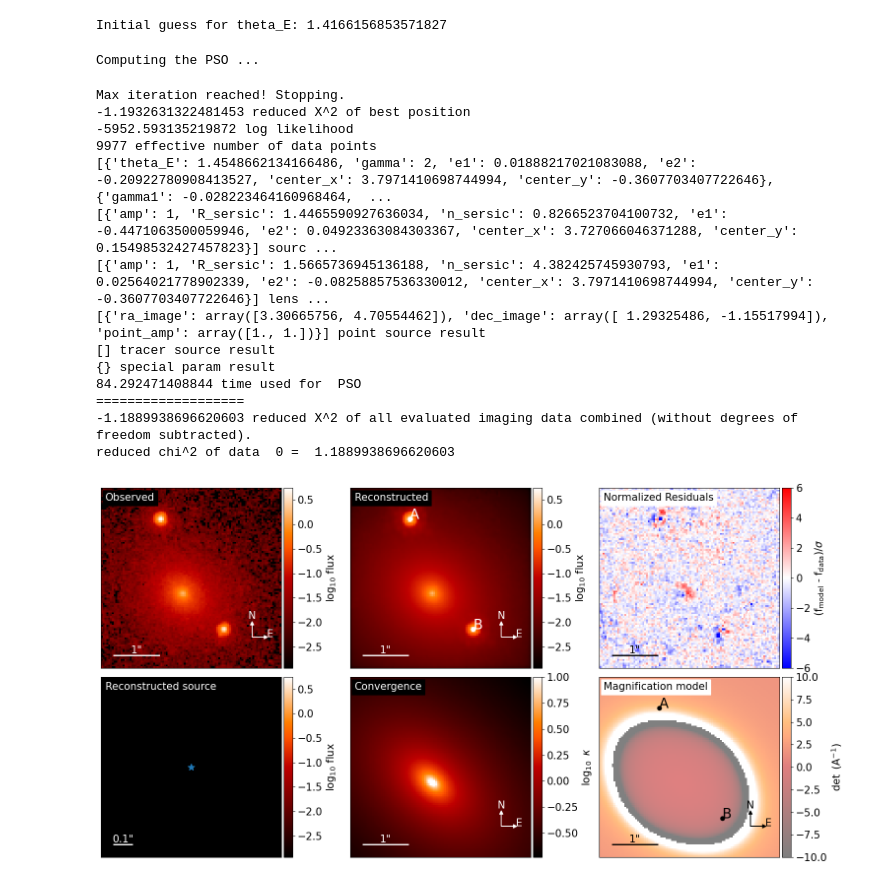
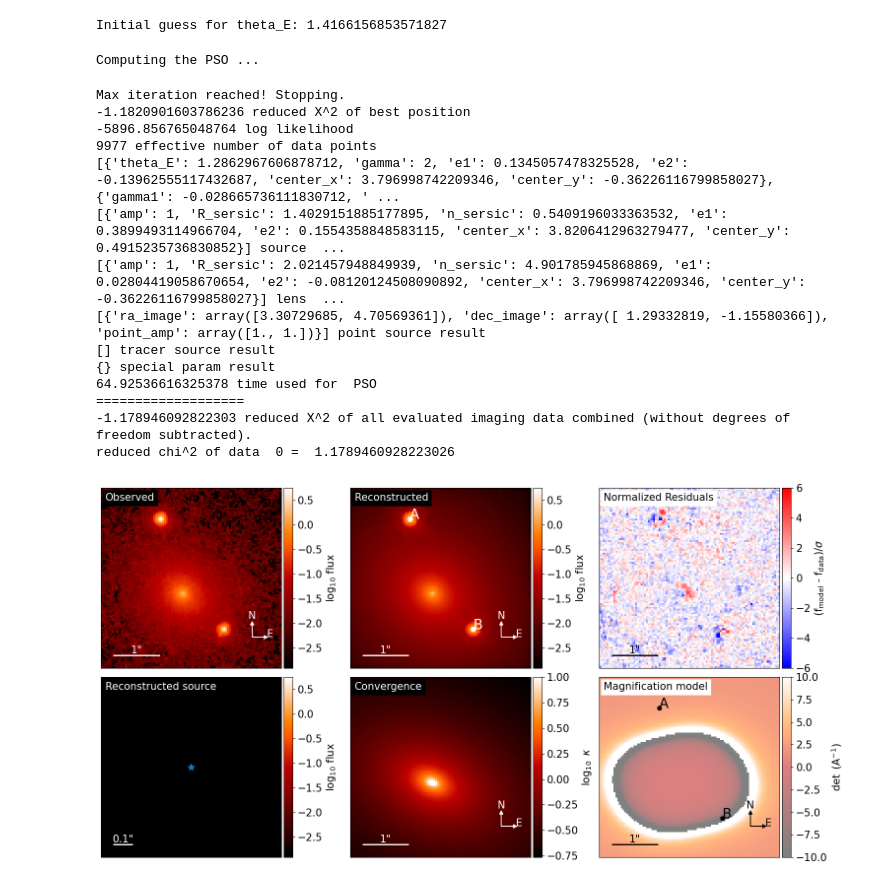
Before and after one commit to brady-ryan/hst_doubles, a Jupyter notebook: cutout_data/J2325-5229/F814W/model_f814w.ipynb, the cells around one changed output. Cells and saved outputs as stored; diff of their text form; code cells hidden in the pictures.

```diff
--- a/cutout_data/J2325-5229/F814W/model_f814w.ipynb
+++ b/cutout_data/J2325-5229/F814W/model_f814w.ipynb
@@ -181,59 +181,59 @@ kwargs_source_sigma = [{'R_sersic': 1., 'n_sersic': 1., 'e1': 0.5, 'e2': 0.5, 'c
 kwargs_ps_sigma = [{'ra_image': [0.02] * 2, 'dec_image': [0.02] * 2}]
 
 # hard bound lower limit in parameter space #
-kwargs_lower_lens = [{'theta_E': 0.01, 'gamma': 1., 'e1': -0.5, 'e2': -0.5, 'center_x': -10., 'center_y': -10},
+kwargs_lower_lens = [{'theta_E': 0.01, 'gamma': 1., 'e1': -0.15, 'e2': -0.15, 'center_x': -10., 'center_y': -10},
                      {'gamma1': -0.3, 'gamma2': -0.3}]
-kwargs_lower_lens_light = [{'R_sersic': 0.001, 'n_sersic': 0.5, 'e1': -0.5, 'e2': - 0.5, 'center_x': -10, 'center_y': -10}]
-kwargs_lower_source = [{'R_sersic': 0.001, 'n_sersic': .5, 'e1': -0.5, 'e2': -0.5, 'center_x': -10, 'center_y': -10}]
+kwargs_lower_lens_light = [{'R_sersic': 0.001, 'n_sersic': 0.5, 'e1': -0.15, 'e2': - 0.15, 'center_x': -10, 'center_y': -10}]
+kwargs_lower_source = [{'R_sersic': 0.001, 'n_sersic': .5, 'e1': -0.15, 'e2': -0.15, 'center_x': -10, 'center_y': -10}]
 kwargs_lower_ps = [{'ra_image': -10 * np.ones_like(theta_ra), 'dec_image': -10 * np.ones_like(theta_dec)}]
 
 # hard bound upper limit in parameter space #
-kwargs_upper_lens = [{'theta_E': 10, 'gamma': 3., 'e1': 0.5, 'e2': 0.5, 'center_x': 10., 'center_y': 10},
+kwargs_upper_lens = [{'theta_E': 10, 'gamma': 3., 'e1': 0.15, 'e2': 0.15, 'center_x': 10., 'center_y': 10},
                      {'gamma1': 0.3, 'gamma2': 0.3}]
-kwargs_upper_lens_light = [{'R_sersic': 10, 'n_sersic': 5., 'e1': 0.5, 'e2': 0.5, 'center_x': 10, 'center_y': 10}]
+kwargs_upper_lens_light = [{'R_sersic': 10, 'n_sersic': 5., 'e1': 0.15, 'e2': 0.15, 'center_x': 10, 'center_y': 10}]
 kwargs_upper_source = [{'R_sersic': 10, 'n_sersic': 5., 'e1': 0.5, 'e2': 0.5, 'center_x': 10, 'center_y': 10}]
 kwargs_upper_ps = [{'ra_image': 10 * np.ones_like(theta_ra), 'dec_image': 10 * np.ones_like(theta_dec)}]
 
 
 lens_params = [kwargs_lens_init, kwargs_lens_sigma, [{'gamma': 2}, {'ra_0': 0, 'dec_0': 0}], kwargs_lower_lens, kwargs_upper_lens]
 lens_light_params = [kwargs_lens_light_init, kwargs_lens_light_sigma, [{}], kwargs_lower_lens_light, kwargs_upper_lens_light]
 source_params = [kwargs_source_init, kwargs_source_sigma, [{}], kwargs_lower_source, kwargs_upper_source]
 ps_params = [kwargs_ps_init, kwargs_ps_sigma, [{}], kwargs_lower_ps, kwargs_upper_ps]
 
 kwargs_params = {'lens_model': lens_params,
                  'source_model': source_params,
                 'lens_light_model': lens_light_params,
                 'point_source_model': ps_params}
 
 fitting_seq = FittingSequence(kwargs_data_joint, kwargs_model, kwargs_constraints, kwargs_likelihood, kwargs_params)
 
 
 fitting_kwargs_list = [['PSO', {'sigma_scale': 1., 'n_particles': 100, 'n_iterations': 100}]]
 
 chain_list = fitting_seq.fit_sequence(fitting_kwargs_list)
 kwargs_result = fitting_seq.best_fit()
 multi_band_list = fitting_seq.multi_band_list
 
 modelPlot = ModelPlot(multi_band_list, kwargs_model, kwargs_result, arrow_size=0.02, cmap_string="gist_heat")
 f, axes = modelPlot.plot_main()
 f.show()
 # %% [output]
 Computing the PSO ...
 Max iteration reached! Stopping.
--1.1932631322481453 reduced X^2 of best position
--5952.593135219872 log likelihood
+-1.1820901603786236 reduced X^2 of best position
+-5896.856765048764 log likelihood
 9977 effective number of data points
-[{'theta_E': 1.4548662134166486, 'gamma': 2, 'e1': 0.01888217021083088, 'e2': -0.20922780908413527, 'center_x': 3.7971410698744994, 'center_y': -0.3607703407722646}, {'gamma1': -0.028223464160968464,  ...
-[{'amp': 1, 'R_sersic': 1.4465590927636034, 'n_sersic': 0.8266523704100732, 'e1': -0.4471063500059946, 'e2': 0.04923363084303367, 'center_x': 3.727066046371288, 'center_y': 0.15498532427457823}] sourc ...
-[{'amp': 1, 'R_sersic': 1.5665736945136188, 'n_sersic': 4.382425745930793, 'e1': 0.02564021778902339, 'e2': -0.08258857536330012, 'center_x': 3.7971410698744994, 'center_y': -0.3607703407722646}] lens ...
-[{'ra_image': array([3.30665756, 4.70554462]), 'dec_image': array([ 1.29325486, -1.15517994]), 'point_amp': array([1., 1.])}] point source result
+[{'theta_E': 1.2862967606878712, 'gamma': 2, 'e1': 0.1345057478325528, 'e2': -0.13962555117432687, 'center_x': 3.796998742209346, 'center_y': -0.36226116799858027}, {'gamma1': -0.028665736111830712, ' ...
+[{'amp': 1, 'R_sersic': 1.4029151885177895, 'n_sersic': 0.5409196033363532, 'e1': 0.3899493114966704, 'e2': 0.1554358848583115, 'center_x': 3.8206412963279477, 'center_y': 0.4915235736830852}] source  ...
+[{'amp': 1, 'R_sersic': 2.021457948849939, 'n_sersic': 4.901785945868869, 'e1': 0.02804419058670654, 'e2': -0.08120124508090892, 'center_x': 3.796998742209346, 'center_y': -0.36226116799858027}] lens  ...
+[{'ra_image': array([3.30729685, 4.70569361]), 'dec_image': array([ 1.29332819, -1.15580366]), 'point_amp': array([1., 1.])}] point source result
 [] tracer source result
 {} special param result
-84.292471408844 time used for  PSO
+64.92536616325378 time used for  PSO
 ===================
--1.1889938696620603 reduced X^2 of all evaluated imaging data combined (without degrees of freedom subtracted).
-reduced chi^2 of data  0 =  1.1889938696620603
+-1.178946092822303 reduced X^2 of all evaluated imaging data combined (without degrees of freedom subtracted).
+reduced chi^2 of data  0 =  1.1789460928223026
-[figure, old version]
+[figure, new version]
 # %%
 #now we run an iterative PSF reconstruction with the best fit model of the previous run
 method_PSF_iteration = 'stack' #use 'STARRED' to use the STARRED method for PSF reconstruction or 'stack' to use the standard lenstronomy stacking method
```
Also changed, not shown: parts of 4 cells of this notebook, 2 other files.
